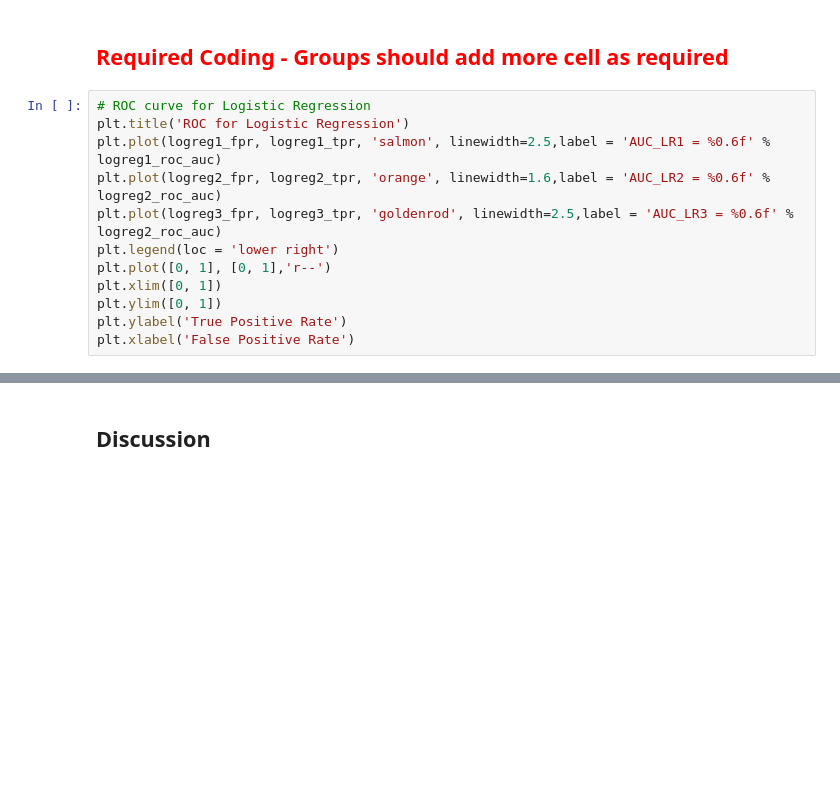
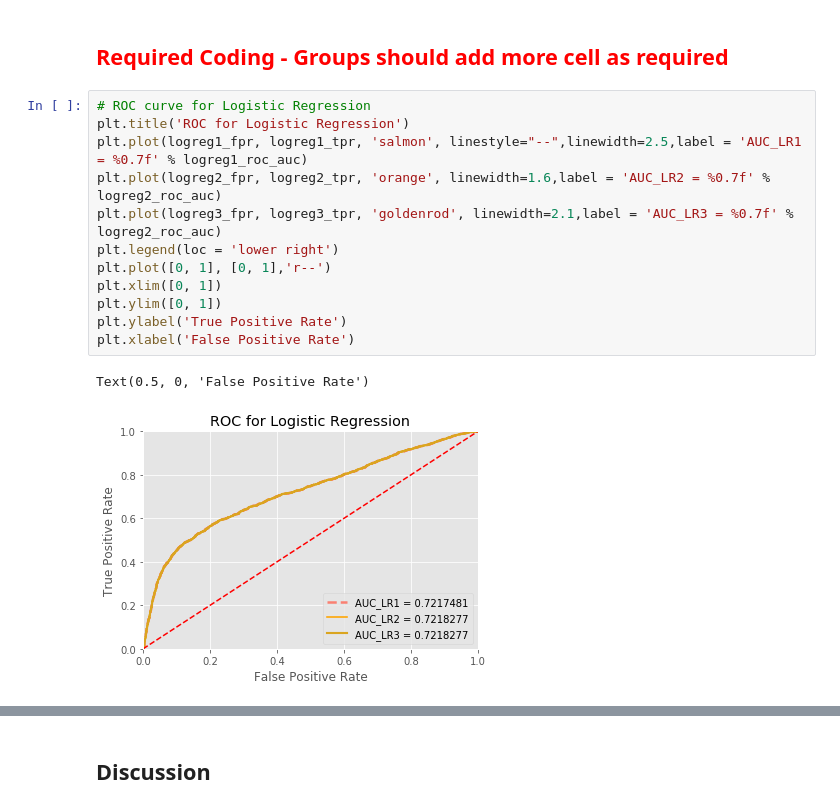
Before and after one commit to alawong1/Machine-Learning-Project, a Jupyter notebook: Wong-Project.ipynb, the cells around one changed output, grey strips where cells are left out. Cells and saved outputs as stored; diff of their text form; blank space fills up the shorter version.

```diff
--- a/Wong-Project.ipynb
+++ b/Wong-Project.ipynb
@@ -692,15 +752,18 @@ Using meaningful plots is an efficient way to visualize and conlude your experim
 # %%
 # ROC curve for Logistic Regression
 plt.title('ROC for Logistic Regression')
-plt.plot(logreg1_fpr, logreg1_tpr, 'salmon', linewidth=2.5,label = 'AUC_LR1 = %0.6f' % logreg1_roc_auc)
-plt.plot(logreg2_fpr, logreg2_tpr, 'orange', linewidth=1.6,label = 'AUC_LR2 = %0.6f' % logreg2_roc_auc)
-plt.plot(logreg3_fpr, logreg3_tpr, 'goldenrod', linewidth=2.5,label = 'AUC_LR3 = %0.6f' % logreg2_roc_auc)
+plt.plot(logreg1_fpr, logreg1_tpr, 'salmon', linestyle="--",linewidth=2.5,label = 'AUC_LR1 = %0.7f' % logreg1_roc_auc)
+plt.plot(logreg2_fpr, logreg2_tpr, 'orange', linewidth=1.6,label = 'AUC_LR2 = %0.7f' % logreg2_roc_auc)
+plt.plot(logreg3_fpr, logreg3_tpr, 'goldenrod', linewidth=2.1,label = 'AUC_LR3 = %0.7f' % logreg2_roc_auc)
 plt.legend(loc = 'lower right')
 plt.plot([0, 1], [0, 1],'r--')
 plt.xlim([0, 1])
 plt.ylim([0, 1])
 plt.ylabel('True Positive Rate')
 plt.xlabel('False Positive Rate')
+# %% [output]
+Text(0.5, 0, 'False Positive Rate')
+[figure, added]
 # %%
 # ROC curve for SGD Classifier
 plt.title('ROC for SGDClassifier')
```
Also changed, not shown: parts of 20 cells of this notebook.
